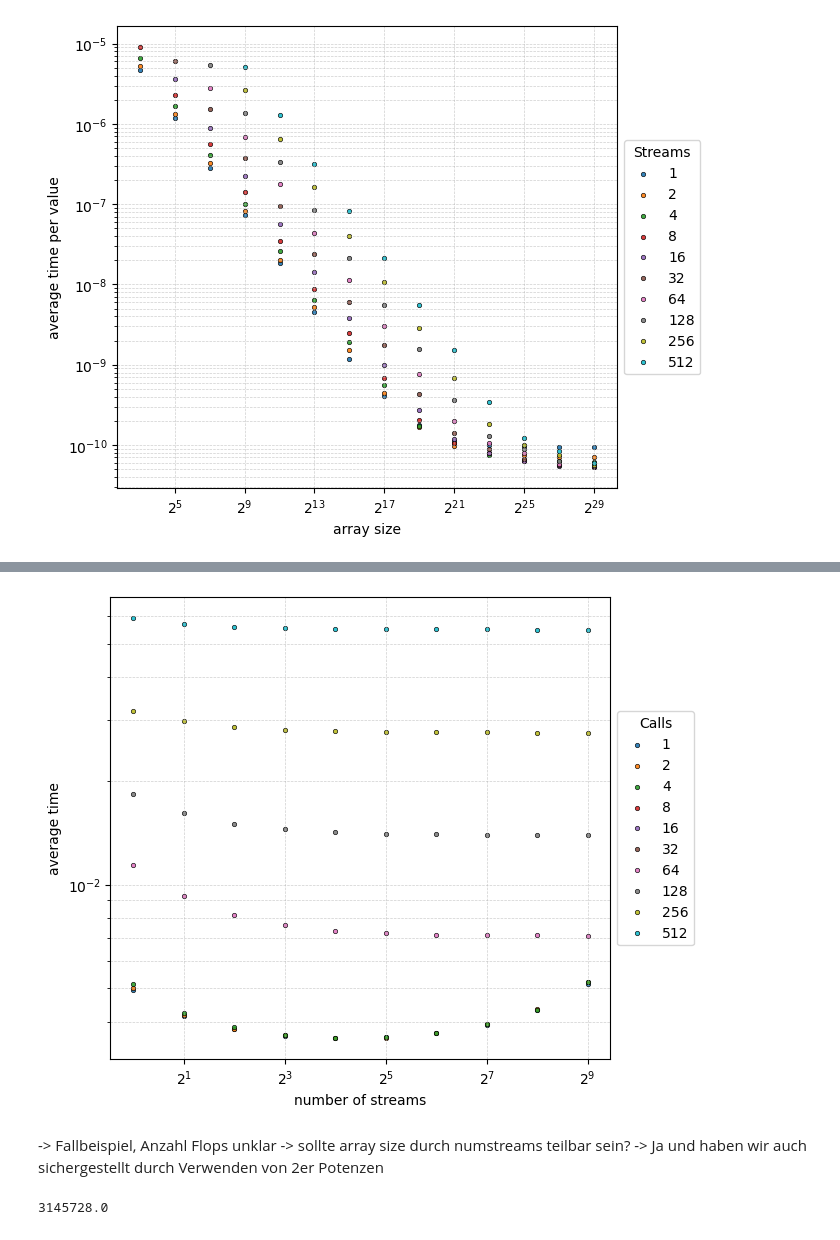
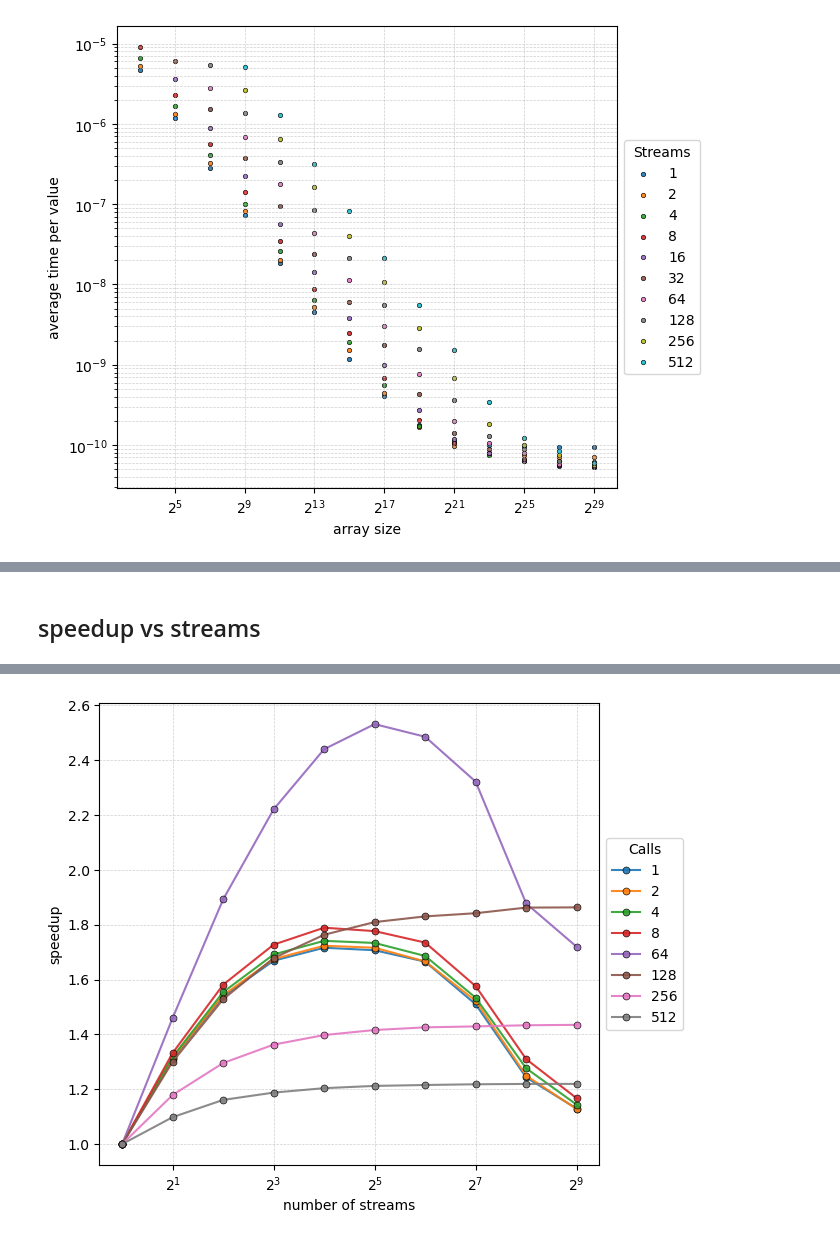
Before and after one commit to grafrap/HPC4WC-overlapping, a Jupyter notebook: measurements/cuda_plots.ipynb, the cells around one changed output, grey strips where cells are left out. Drawn from its saved outputs; the diff is of its cells as text; code cells hidden in the pictures.

```diff
--- a/measurements/cuda_plots.ipynb
+++ b/measurements/cuda_plots.ipynb
@@ -170,3 +172,16 @@ math.log2(524288)
 math.log2(536870912)
 # %% [output]
 29.0
+# %%
+size = 536870912
+print("results for size = ", size)
+print()
+
+sub_df = df[df['Size'] == size]
+times = np.array(sub_df['Time'])
+
+for idx in range(len(numstreams)):
+    improvement = times[0] / times[idx]
+    print(numstreams[idx], " streams, chunksize = ", size / numstreams[idx])
+    print("----- speedup ------", improvement)
+    print()
@@ -296,3 +339,2 @@ Text(0, 0.5, 'average time per value')
 # %%
-df_multi = pd.read_csv("perf_test_cuda_258389.csv")
-df_multi.head()
+df_multi = pd.read_csv("perf_test_cuda_258768.csv")
@@ -306,11 +341,11 @@ df_multi.head()
 # %%
-numcalls = df_multi["Calls"].unique()
+numcalls = df_multi["Num_Repetitions"].unique()
 print(numcalls)
 
 sizes = df_multi["Size"].unique()
 print(sizes)
 
-numstreams = df_multi["NUM_STREAMS"].unique()
+numstreams = df_multi["Num_Streams"].unique()
 print(numstreams)
 # %% [output]
 [  1   2   4   8  16  32  64 128 256 512]
@@ -357,3 +355,5 @@ sub_df_multi.head()
+# %% [markdown]
+## speedup vs streams
 # %%
 plt.figure(figsize=(8, 6))
 print(numcalls)
@@ -361,17 +361,31 @@ print(numcalls)
 size = 134217728
 
 for idx, call in enumerate(numcalls):
-        sub_df = df_multi[(df_multi['Size'] == size) & (df_multi['Calls'] == call) ]
-        plt.scatter(sub_df['NUM_STREAMS'], sub_df['Time'],
-                label=f'{call:,}',  # Adds thousands separators
-                s=10,  # Larger dots
-                alpha=0.9,  # Slight transparency
-                edgecolor='black', linewidth=0.5)
+        sub_df = df_multi[(df_multi['Size'] == size) & (df_multi['Num_Repetitions'] == call) ]
+#         plt.scatter(sub_df['Num_Streams'], sub_df['Time'],
+#                 label=f'{call:,}',  # Adds thousands separators
+#                 s=10,  # Larger dots
+#                 alpha=0.9,  # Slight transparency
+#                 edgecolor='black', linewidth=0.5)
+
+        if sub_df.empty:
+            print(f"Warning: No data for size={size} and Num_Repetitions={call}")
+            continue  # Skip this iteration
+
+        times = np.array(sub_df['Time'])
+        improvement = times[0] / times
+        plt.plot(sub_df['Num_Streams'], improvement,
+                 marker='o',                # Dots
+                 markersize=5,              # Similar to s=10 in scatter
+                 alpha=0.9,                 # Transparency
+                 markeredgecolor='black',  # Edge color
+                 markeredgewidth=0.5,      # Edge thickness
+                 label=f'{call:,}')
 
 plt.xscale('log', base = 2)
-plt.yscale('log')
+#plt.yscale('log')
 plt.xlabel('number of streams')
-plt.ylabel('average time')
+plt.ylabel('speedup')
 plt.legend(loc='center left', bbox_to_anchor=(1, 0.5), title='Calls')
 plt.grid(True, which='both', linestyle='--', linewidth=0.5, alpha=0.6)
 
@@ -385,8 +401 @@ plt.show()
-[figure, old version]
+[figure, new version]
-# %% [markdown]
--> Fallbeispiel, Anzahl Flops unklar
--> sollte array size durch numstreams teilbar sein? -> Ja und haben wir auch sichergestellt durch Verwenden von 2er Potenzen
-# %%
-6*2**22 / 8
-# %% [output]
-3145728.0
```
Also changed, not shown: parts of 28 cells of this notebook, 2 other files.
